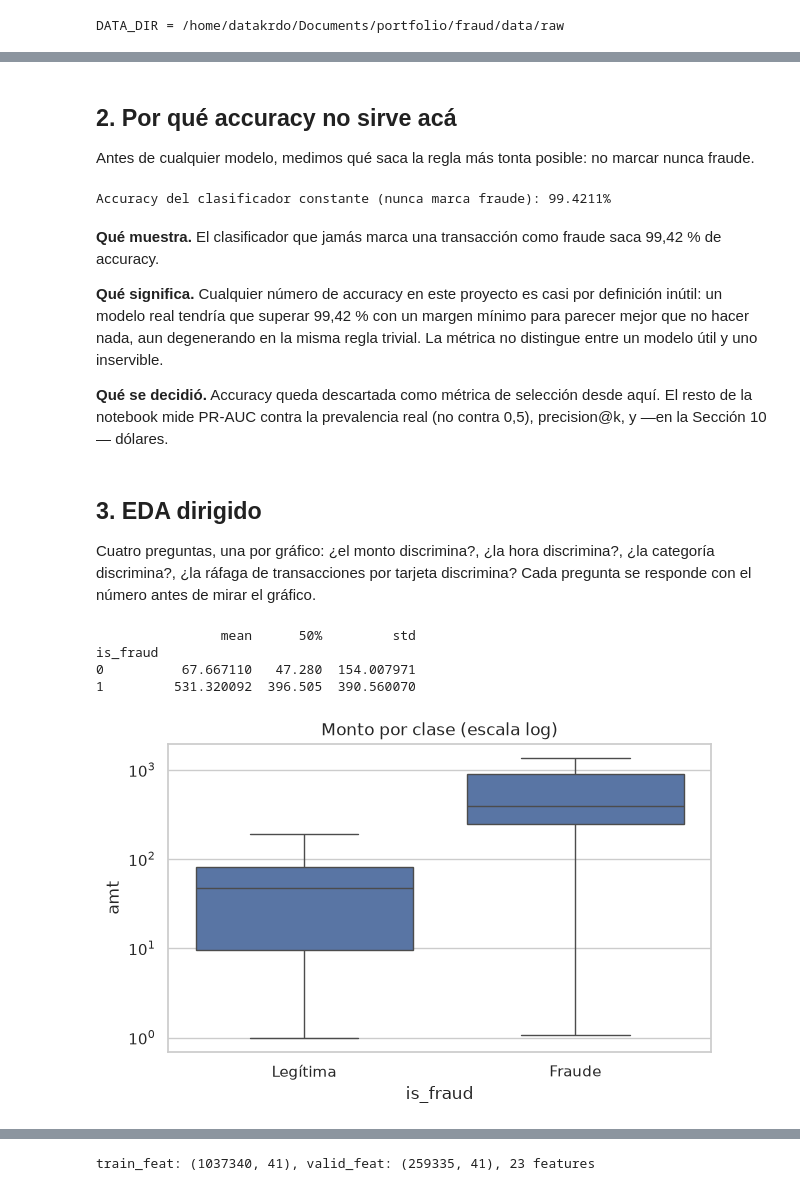
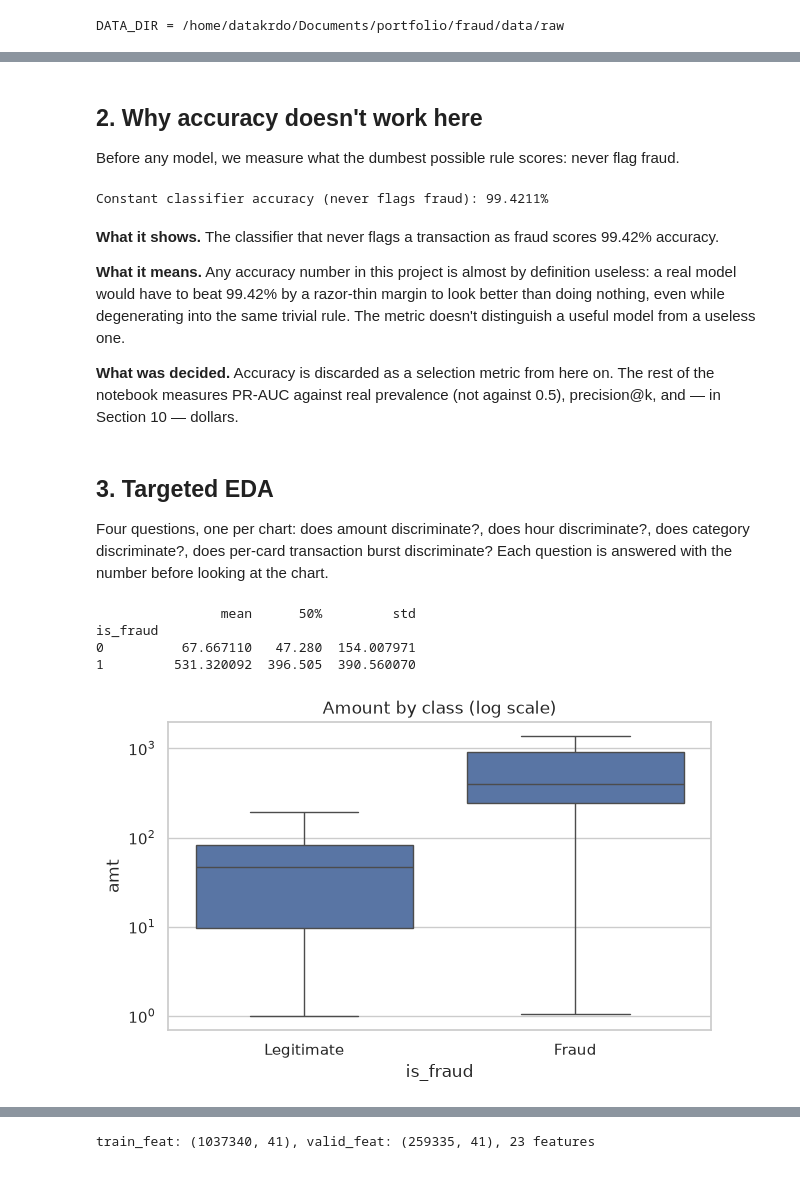
Before and after one commit to datakrdo/portfolio, a Jupyter notebook: fraud/fraud-portfolio.ipynb, the cells around one changed output, grey strips where cells are left out. Cells and saved outputs as stored; diff of their text form; code cells hidden in the pictures.

```diff
--- a/fraud/fraud-portfolio.ipynb
+++ b/fraud/fraud-portfolio.ipynb
@@ -96,6 +96,6 @@ máquina.
 # %%
 def load_transactions(path: Path) -> pd.DataFrame:
-    """Carga un CSV Sparkov, parsea fechas, castea cc_num a string, ordena causalmente."""
+    """Load a Sparkov CSV, parse dates, cast cc_num to string, sort causally."""
     frame = pd.read_csv(
         path, index_col=0, parse_dates=["trans_date_trans_time", "dob"], dtype={"cc_num": str}
     )
@@ -107,9 +107,9 @@ test_holdout = load_transactions(DATA_DIR / "fraudTest.csv")
 
 for name, frame in [("fraudTrain", train_full), ("fraudTest", test_holdout)]:
     print(
-        f"{name}: {len(frame):,} filas | {frame['trans_date_trans_time'].min().date()} -> "
+        f"{name}: {len(frame):,} rows | {frame['trans_date_trans_time'].min().date()} -> "
         f"{frame['trans_date_trans_time'].max().date()} | "
-        f"{frame['is_fraud'].sum():,} fraudes | prevalencia {frame['is_fraud'].mean():.4%} | "
-        f"{frame['cc_num'].nunique()} tarjetas"
+        f"{frame['is_fraud'].sum():,} frauds | prevalence {frame['is_fraud'].mean():.4%} | "
+        f"{frame['cc_num'].nunique()} cards"
     )
 # %% [output]
@@ -132,46 +131,45 @@ toma dentro de `fraudTrain.csv`.
 # %% [markdown]
-## 2. Por qué accuracy no sirve acá
+## 2. Why accuracy doesn't work here
 
-Antes de cualquier modelo, medimos qué saca la regla más tonta posible: no marcar nunca
-fraude.
+Before any model, we measure what the dumbest possible rule scores: never flag fraud.
 # %%
 dummy = DummyClassifier(strategy="constant", constant=0)
 dummy.fit(train_full[["amt"]], train_full["is_fraud"])
 dummy_acc = dummy.score(train_full[["amt"]], train_full["is_fraud"])
-print(f"Accuracy del clasificador constante (nunca marca fraude): {dummy_acc:.4%}")
+print(f"Constant classifier accuracy (never flags fraud): {dummy_acc:.4%}")
 # %% [output]
-Accuracy del clasificador constante (nunca marca fraude): 99.4211%
+Constant classifier accuracy (never flags fraud): 99.4211%
 # %% [markdown]
-**Qué muestra.** El clasificador que jamás marca una transacción como fraude saca
-99,42 % de accuracy.
+**What it shows.** The classifier that never flags a transaction as fraud scores
+99.42% accuracy.
 
-**Qué significa.** Cualquier número de accuracy en este proyecto es casi por definición
-inútil: un modelo real tendría que superar 99,42 % con un margen mínimo para parecer mejor
-que no hacer nada, aun degenerando en la misma regla trivial. La métrica no distingue entre
-un modelo útil y uno inservible.
+**What it means.** Any accuracy number in this project is almost by definition useless: a
+real model would have to beat 99.42% by a razor-thin margin to look better than doing
+nothing, even while degenerating into the same trivial rule. The metric doesn't
+distinguish a useful model from a useless one.
 
-**Qué se decidió.** Accuracy queda descartada como métrica de selección desde aquí. El
-resto de la notebook mide PR-AUC contra la prevalencia real (no contra 0,5), precision@k, y
-—en la Sección 10— dólares.
+**What was decided.** Accuracy is discarded as a selection metric from here on. The rest
+of the notebook measures PR-AUC against real prevalence (not against 0.5), precision@k,
+and — in Section 10 — dollars.
 # %% [markdown]
-## 3. EDA dirigido
+## 3. Targeted EDA
 
-Cuatro preguntas, una por gráfico: ¿el monto discrimina?, ¿la hora discrimina?, ¿la
-categoría discrimina?, ¿la ráfaga de transacciones por tarjeta discrimina? Cada pregunta se
-responde con el número antes de mirar el gráfico.
+Four questions, one per chart: does amount discriminate?, does hour discriminate?, does
+category discriminate?, does per-card transaction burst discriminate? Each question is
+answered with the number before looking at the chart.
 # %%
 print(train_full.groupby("is_fraud")["amt"].describe()[["mean", "50%", "std"]])
 
 fig, ax = plt.subplots(figsize=(7, 4))
 sns.boxplot(data=train_full, x="is_fraud", y="amt", ax=ax, showfliers=False)
 ax.set_yscale("log")
-ax.set_xticklabels(["Legítima", "Fraude"])
-ax.set_title("Monto por clase (escala log)")
+ax.set_xticklabels(["Legitimate", "Fraud"])
+ax.set_title("Amount by class (log scale)")
 plt.show()
 # %% [output]
                 mean      50%         std
 is_fraud
 0          67.667110   47.280  154.007971
 1         531.320092  396.505  390.560070
-[figure, old version]
+[figure, new version]
 # %% [markdown]
```
Also changed, not shown: parts of 55 cells of this notebook, 10 other files.
